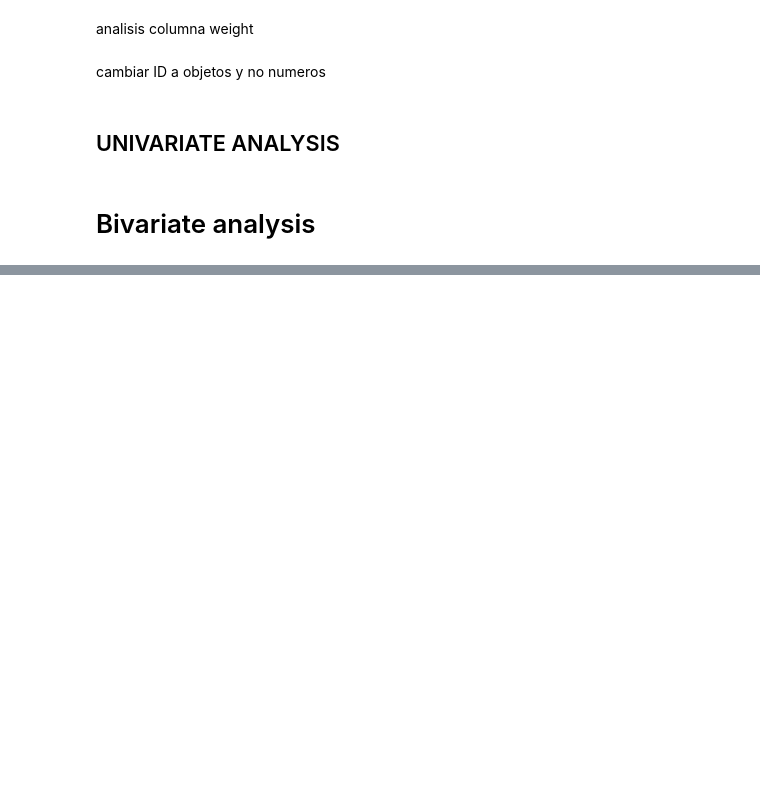
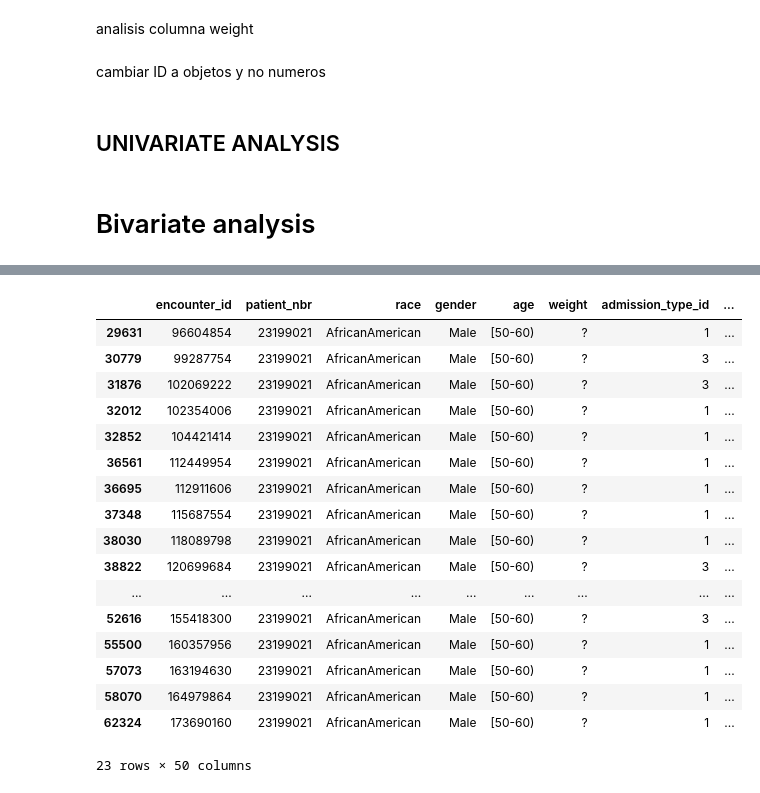
Before and after one commit to FLOOREES/IDSS-for-Diabetes-Readmission-Prediction, a Jupyter notebook: notebooks/EDA.ipynb, the cells around one changed output, grey strips where cells are left out. Cells and saved outputs as stored; diff of their text form; code cells hidden in the pictures; blank space fills up the shorter version.

```diff
--- a/notebooks/EDA.ipynb
+++ b/notebooks/EDA.ipynb
@@ -438,6 +461,26 @@ patient_counts
 # %%
 # df con solo pacientes que tienen pacient_nbr 23199021
 filtered_df = df[df['patient_nbr'] == '23199021']
+filtered_df
+# %% [output]
+|  | encounter_id | patient_nbr | race | gender | age | weight | admission_type_id | ... |
+| 29631 | 96604854 | 23199021 | AfricanAmerican | Male | [50-60) | ? | 1 | ... |
+| 30779 | 99287754 | 23199021 | AfricanAmerican | Male | [50-60) | ? | 3 | ... |
+| 31876 | 102069222 | 23199021 | AfricanAmerican | Male | [50-60) | ? | 3 | ... |
+| 32012 | 102354006 | 23199021 | AfricanAmerican | Male | [50-60) | ? | 1 | ... |
+| 32852 | 104421414 | 23199021 | AfricanAmerican | Male | [50-60) | ? | 1 | ... |
+| 36561 | 112449954 | 23199021 | AfricanAmerican | Male | [50-60) | ? | 1 | ... |
+| 36695 | 112911606 | 23199021 | AfricanAmerican | Male | [50-60) | ? | 1 | ... |
+| 37348 | 115687554 | 23199021 | AfricanAmerican | Male | [50-60) | ? | 1 | ... |
+| 38030 | 118089798 | 23199021 | AfricanAmerican | Male | [50-60) | ? | 1 | ... |
+| 38822 | 120699684 | 23199021 | AfricanAmerican | Male | [50-60) | ? | 3 | ... |
+| ... | ... | ... | ... | ... | ... | ... | ... | ... |
+| 52616 | 155418300 | 23199021 | AfricanAmerican | Male | [50-60) | ? | 3 | ... |
+| 55500 | 160357956 | 23199021 | AfricanAmerican | Male | [50-60) | ? | 1 | ... |
+| 57073 | 163194630 | 23199021 | AfricanAmerican | Male | [50-60) | ? | 1 | ... |
+| 58070 | 164979864 | 23199021 | AfricanAmerican | Male | [50-60) | ? | 1 | ... |
+| 62324 | 173690160 | 23199021 | AfricanAmerican | Male | [50-60) | ? | 1 | ... |
+23 rows × 50 columns
 # %%
 keeping = ['encounter_id', 'patient_nbr', 'number_emergency', 'number_inpatient', 'number_outpatient', 'time_in_hospital', 'admission_type_id']
 
```
Also changed, not shown: parts of 17 cells of this notebook.
